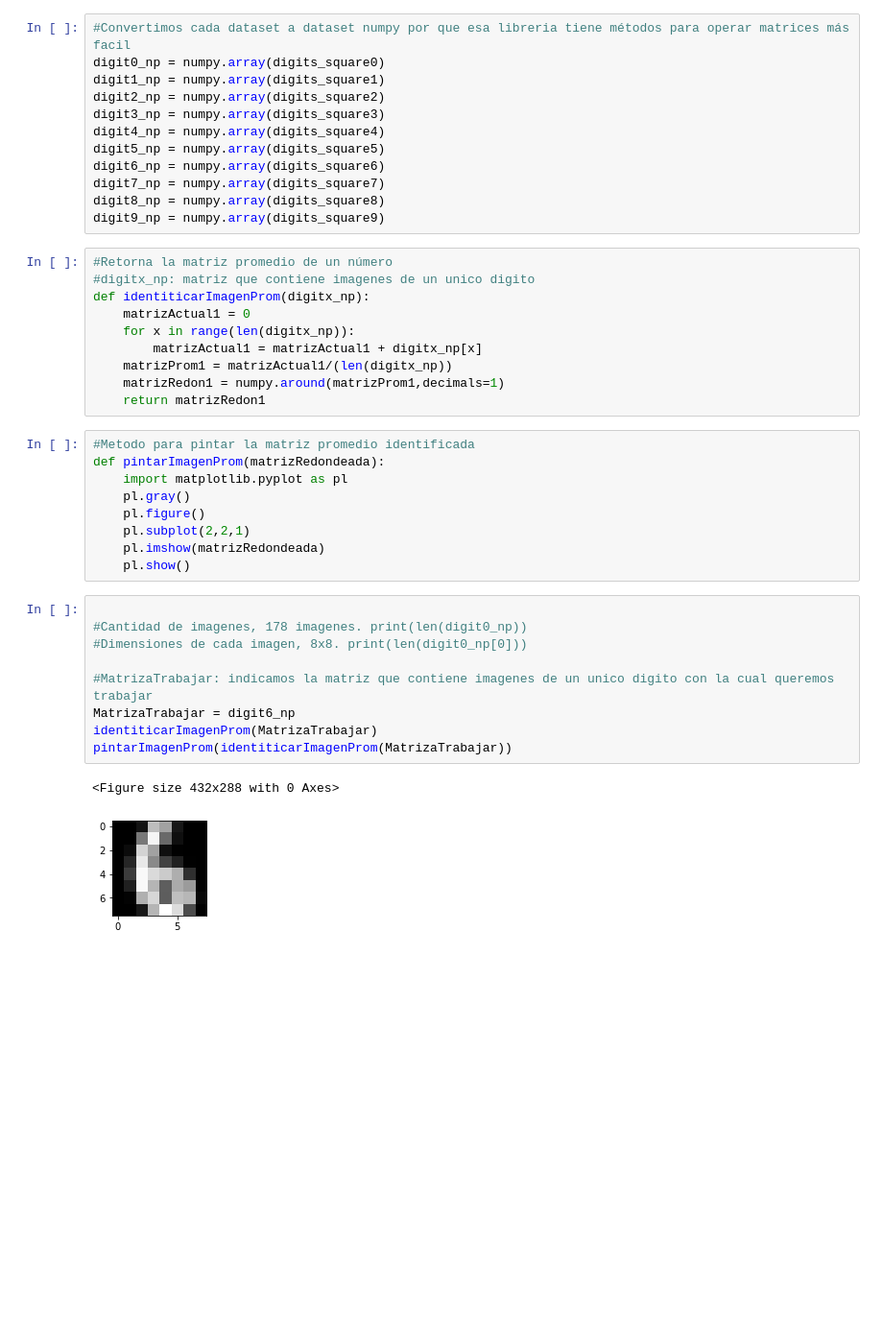
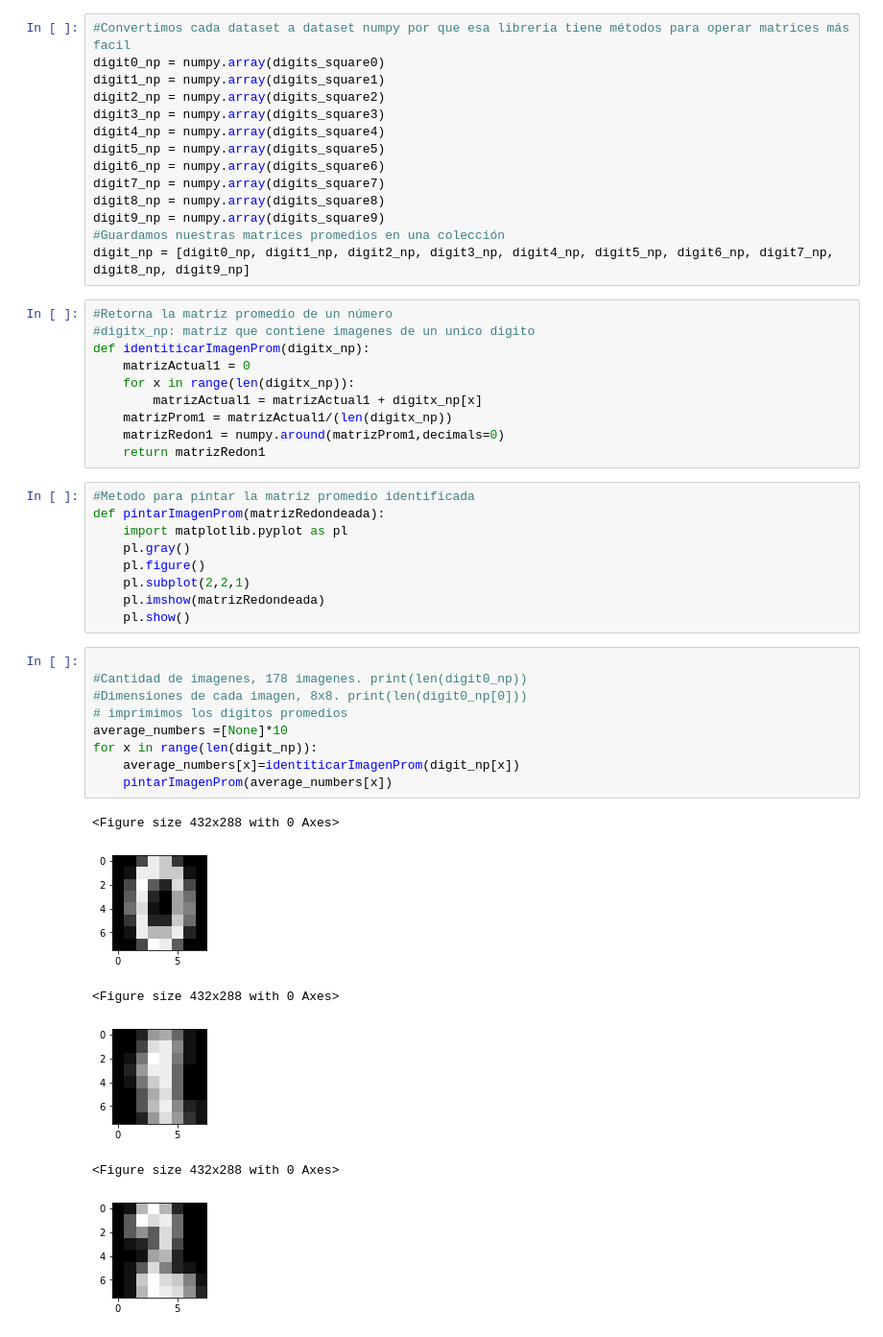
Before and after one commit to Meyi96/ai-class-lab, a Jupyter notebook: 02-scipy/mnist.ipynb, the cells around one changed output. Shown at 96% size. Drawn from its saved outputs; the diff is of its cells as text; blank space fills up the shorter version.

```diff
--- a/02-scipy/mnist.ipynb
+++ b/02-scipy/mnist.ipynb
@@ -238,6 +241,8 @@ digit6_np = numpy.array(digits_square6)
 digit7_np = numpy.array(digits_square7)
 digit8_np = numpy.array(digits_square8)
 digit9_np = numpy.array(digits_square9)
+#Guardamos nuestras matrices promedios en una colección
+digit_np = [digit0_np, digit1_np, digit2_np, digit3_np, digit4_np, digit5_np, digit6_np, digit7_np, digit8_np, digit9_np]
 # %%
 #Retorna la matriz promedio de un número
 #digitx_np: matriz que contiene imagenes de un unico digito
@@ -246,7 +251,7 @@ def identiticarImagenProm(digitx_np):
     for x in range(len(digitx_np)):
         matrizActual1 = matrizActual1 + digitx_np[x]
     matrizProm1 = matrizActual1/(len(digitx_np))
-    matrizRedon1 = numpy.around(matrizProm1,decimals=1)
+    matrizRedon1 = numpy.around(matrizProm1,decimals=0)
     return matrizRedon1
 # %%
 #Metodo para pintar la matriz promedio identificada
@@ -260,12 +265,16 @@ def pintarImagenProm(matrizRedondeada):
 # %%
 
 #Cantidad de imagenes, 178 imagenes. print(len(digit0_np))
 #Dimensiones de cada imagen, 8x8. print(len(digit0_np[0]))
-
-#MatrizaTrabajar: indicamos la matriz que contiene imagenes de un unico digito con la cual queremos trabajar
-MatrizaTrabajar = digit6_np
-identiticarImagenProm(MatrizaTrabajar)
-pintarImagenProm(identiticarImagenProm(MatrizaTrabajar))
+# imprimimos los digitos promedios
+average_numbers =[None]*10
+for x in range(len(digit_np)):
+    average_numbers[x]=identiticarImagenProm(digit_np[x])
+    pintarImagenProm(average_numbers[x])
 # %% [output]
 <Figure size 432x288 with 0 Axes>
-[figure, old version]
+[figure, new version]
+<Figure size 432x288 with 0 Axes>
+[figure, added]
+<Figure size 432x288 with 0 Axes>
+[figure, added]
```
Also changed, not shown: parts of 8 cells of this notebook.
